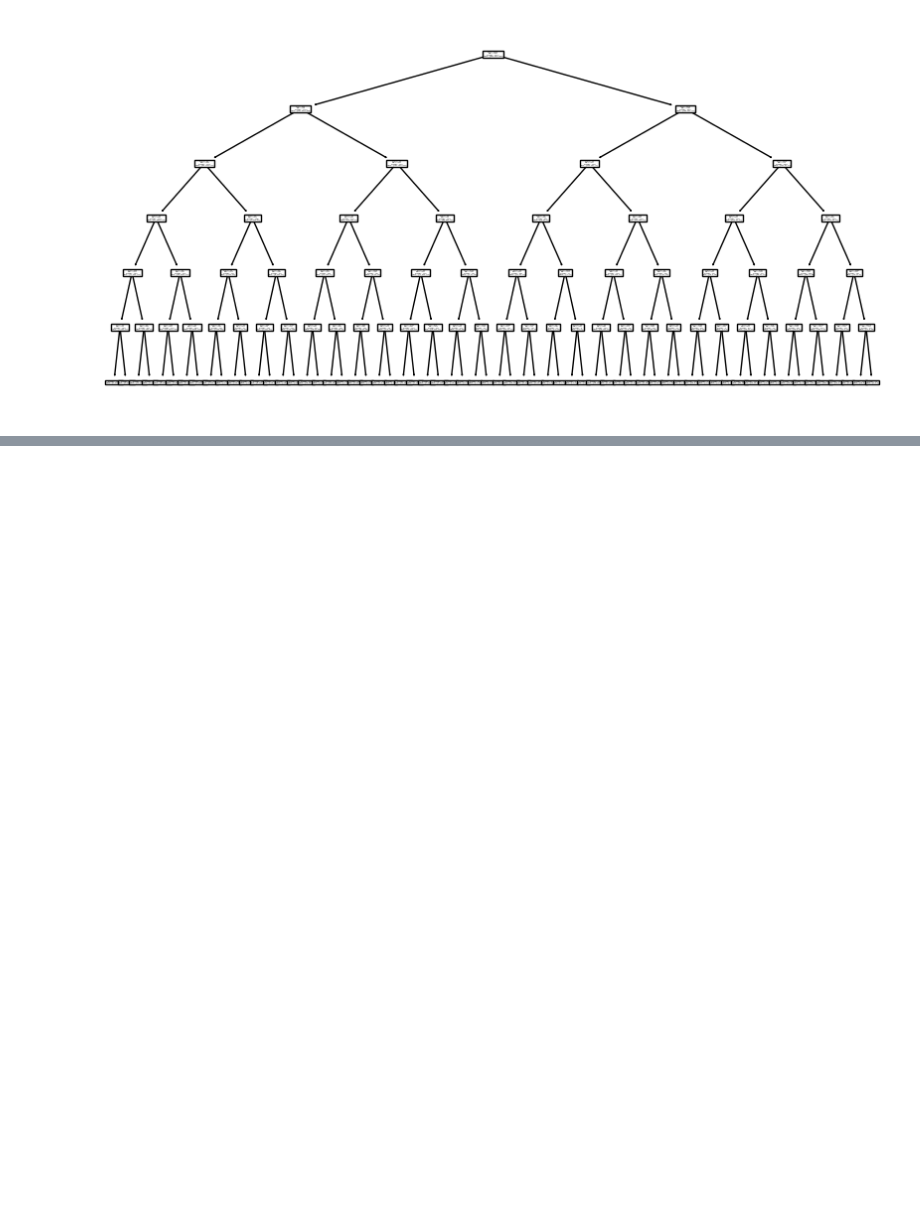
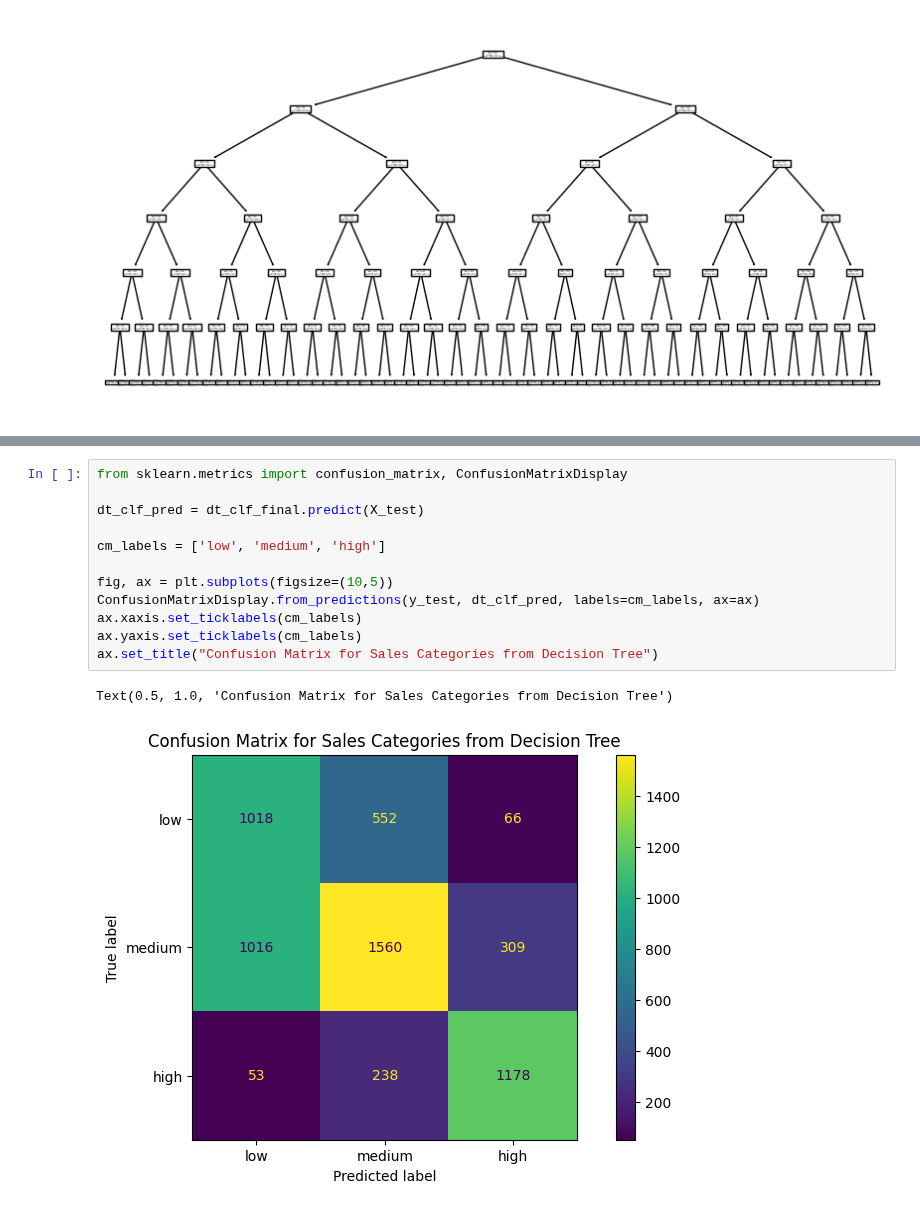
Before and after one commit to SangyunT/steam_game_sales, a Jupyter notebook: index.ipynb, the cells around one changed output, grey strips where cells are left out. Saved outputs shown, nothing was run; the diff lists cells and outputs as text; blank space fills up the shorter version.

Commit message:
DT - confusion matrix

```diff
--- a/index.ipynb
+++ b/index.ipynb
@@ -514,0 +489,15 @@ feature_imp_ordered
+# %%
+from sklearn.metrics import confusion_matrix, ConfusionMatrixDisplay
+
+dt_clf_pred = dt_clf_final.predict(X_test)
+
+cm_labels = ['low', 'medium', 'high']
+
+fig, ax = plt.subplots(figsize=(10,5))
+ConfusionMatrixDisplay.from_predictions(y_test, dt_clf_pred, labels=cm_labels, ax=ax)
+ax.xaxis.set_ticklabels(cm_labels)
+ax.yaxis.set_ticklabels(cm_labels)
+ax.set_title("Confusion Matrix for Sales Categories from Decision Tree")
+# %% [output]
+Text(0.5, 1.0, 'Confusion Matrix for Sales Categories from Decision Tree')
+[figure, added]
```
Also changed, not shown: parts of 4 cells of this notebook.
